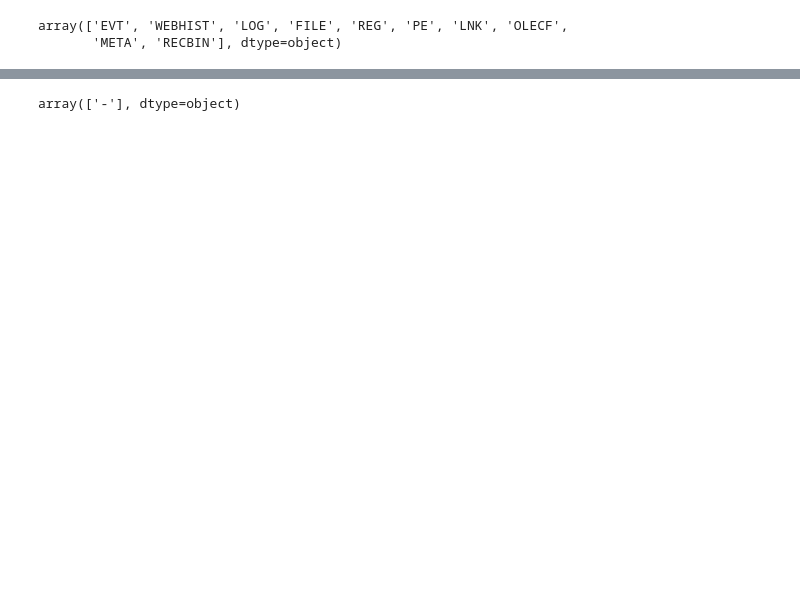
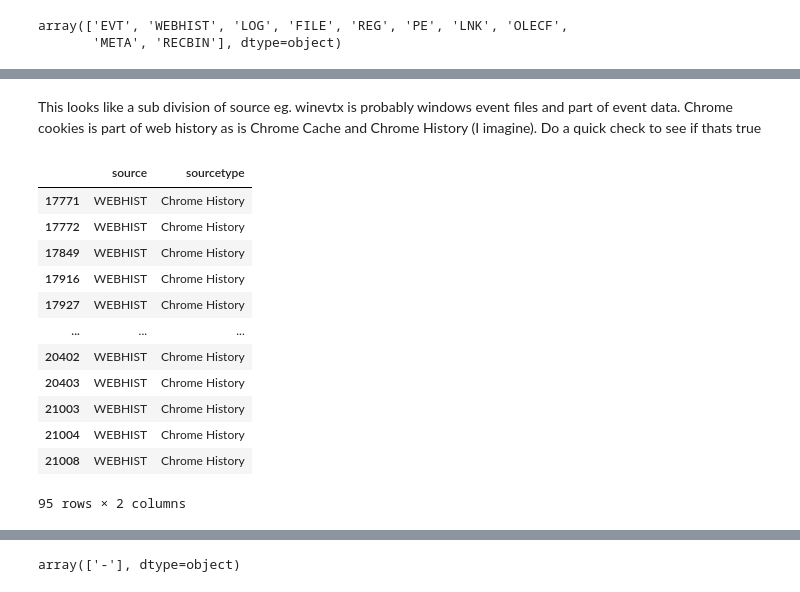
Before and after one commit to Osheah/analyse-data, a Jupyter notebook: analyse-data.ipynb, the cells around one changed output, grey strips where cells are left out. Cells and saved outputs as stored; diff of their text form; code cells hidden in the pictures; blank space fills up the shorter version.

```diff
--- a/analyse-data.ipynb
+++ b/analyse-data.ipynb
@@ -126,0 +156,18 @@ Index(['date', 'time', 'timezone', 'MACB', 'source', 'sourcetype', 'type',
+# %% [markdown]
+This looks like a sub division of source eg. winevtx is probably windows event files and part of event data. Chrome cookies is part of web history  as is Chrome Cache and Chrome History  (I imagine). Do a quick check to see if thats true
+# %%
+df[['source', 'sourcetype']][(df['source']=='WEBHIST') & ((df['sourcetype']=='Chrome History'))]
+# %% [output]
+|  | source | sourcetype |
+| 17771 | WEBHIST | Chrome History |
+| 17772 | WEBHIST | Chrome History |
+| 17849 | WEBHIST | Chrome History |
+| 17916 | WEBHIST | Chrome History |
+| 17927 | WEBHIST | Chrome History |
+| ... | ... | ... |
+| 20402 | WEBHIST | Chrome History |
+| 20403 | WEBHIST | Chrome History |
+| 21003 | WEBHIST | Chrome History |
+| 21004 | WEBHIST | Chrome History |
+| 21008 | WEBHIST | Chrome History |
+95 rows × 2 columns
```
Also changed, not shown: parts of 144 cells of this notebook.
